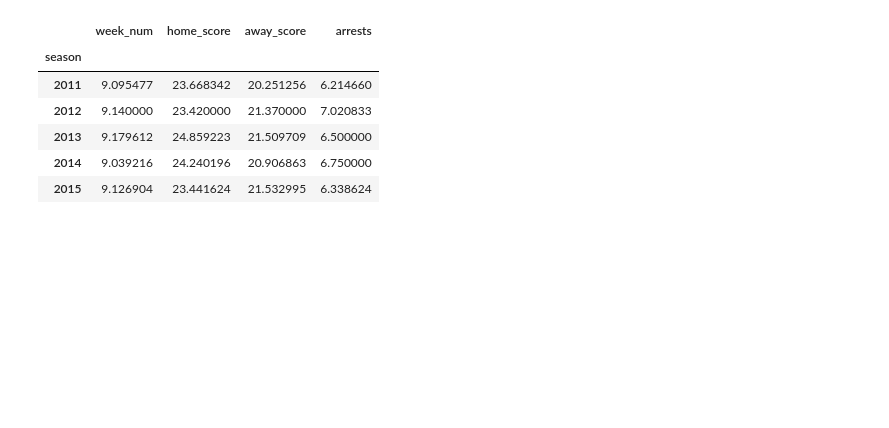
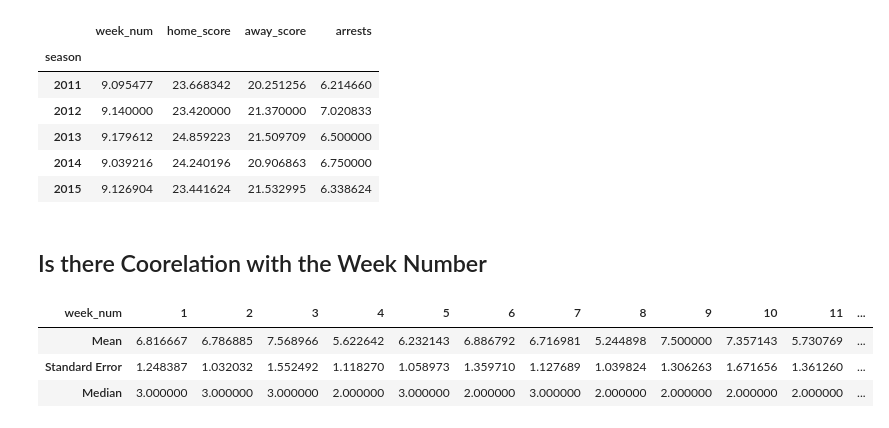
Before and after one commit to erictuscanes/Group-Project, a Jupyter notebook: NFL Arrests Notebook.ipynb, the cells around one changed output. Saved outputs shown, nothing was run; the diff lists cells and outputs as text; code cells hidden in the pictures; blank space fills up the shorter version.

```diff
--- a/NFL Arrests Notebook.ipynb
+++ b/NFL Arrests Notebook.ipynb
@@ -32,3 +78,22 @@ nfl_arrests.groupby('season').mean()
 | 2013 | 9.179612 | 24.859223 | 21.509709 | 6.500000 |
 | 2014 | 9.039216 | 24.240196 | 20.906863 | 6.750000 |
 | 2015 | 9.126904 | 23.441624 | 21.532995 | 6.338624 |
+# %% [markdown]
+## Is there Coorelation with the Week Number
+# %%
+byWeek = nfl_arrests.groupby('week_num')
+byWeek_mean = byWeek.mean()['arrests']
+byWeek_median = byWeek.median()['arrests']
+byWeek_sem = byWeek.sem()['arrests']
+
+byWeek_summary = pd.DataFrame([byWeek_mean, byWeek_sem, byWeek_median])
+byWeek_summary.reset_index(inplace=True)
+byWeek_summary.drop(columns='index', inplace=True)
+
+byWeek_summary.rename(index={0:'Mean', 1:'Standard Error', 2:'Median'}, inplace=True)
+byWeek_summary
+# %% [output]
+| week_num | 1 | 2 | 3 | 4 | 5 | 6 | 7 | 8 | 9 | 10 | 11 | ... |
+| Mean | 6.816667 | 6.786885 | 7.568966 | 5.622642 | 6.232143 | 6.886792 | 6.716981 | 5.244898 | 7.500000 | 7.357143 | 5.730769 | ... |
+| Standard Error | 1.248387 | 1.032032 | 1.552492 | 1.118270 | 1.058973 | 1.359710 | 1.127689 | 1.039824 | 1.306263 | 1.671656 | 1.361260 | ... |
+| Median | 3.000000 | 3.000000 | 3.000000 | 2.000000 | 3.000000 | 2.000000 | 3.000000 | 2.000000 | 2.000000 | 2.000000 | 2.000000 | ... |
```
Also changed, not shown: parts of 12 cells of this notebook.
